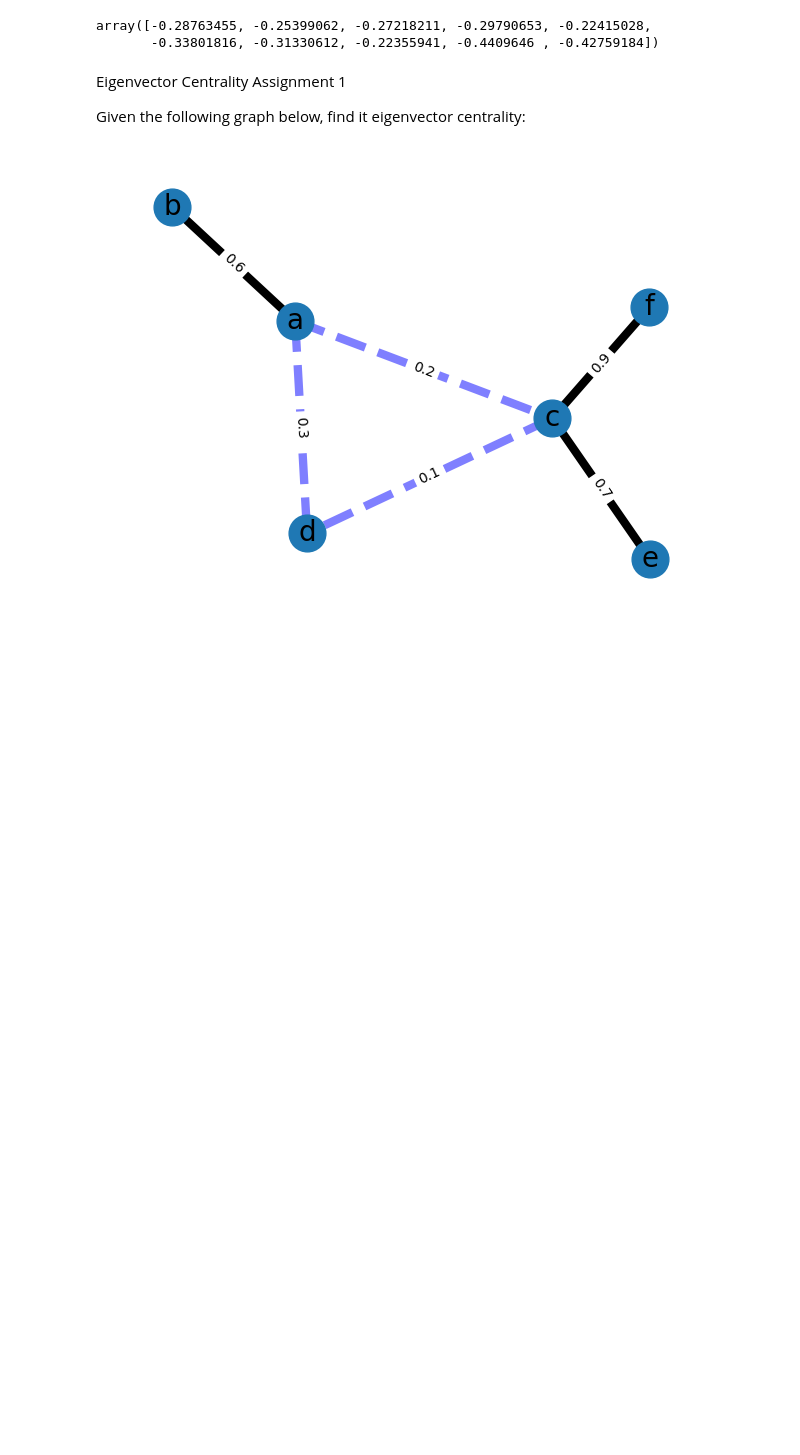
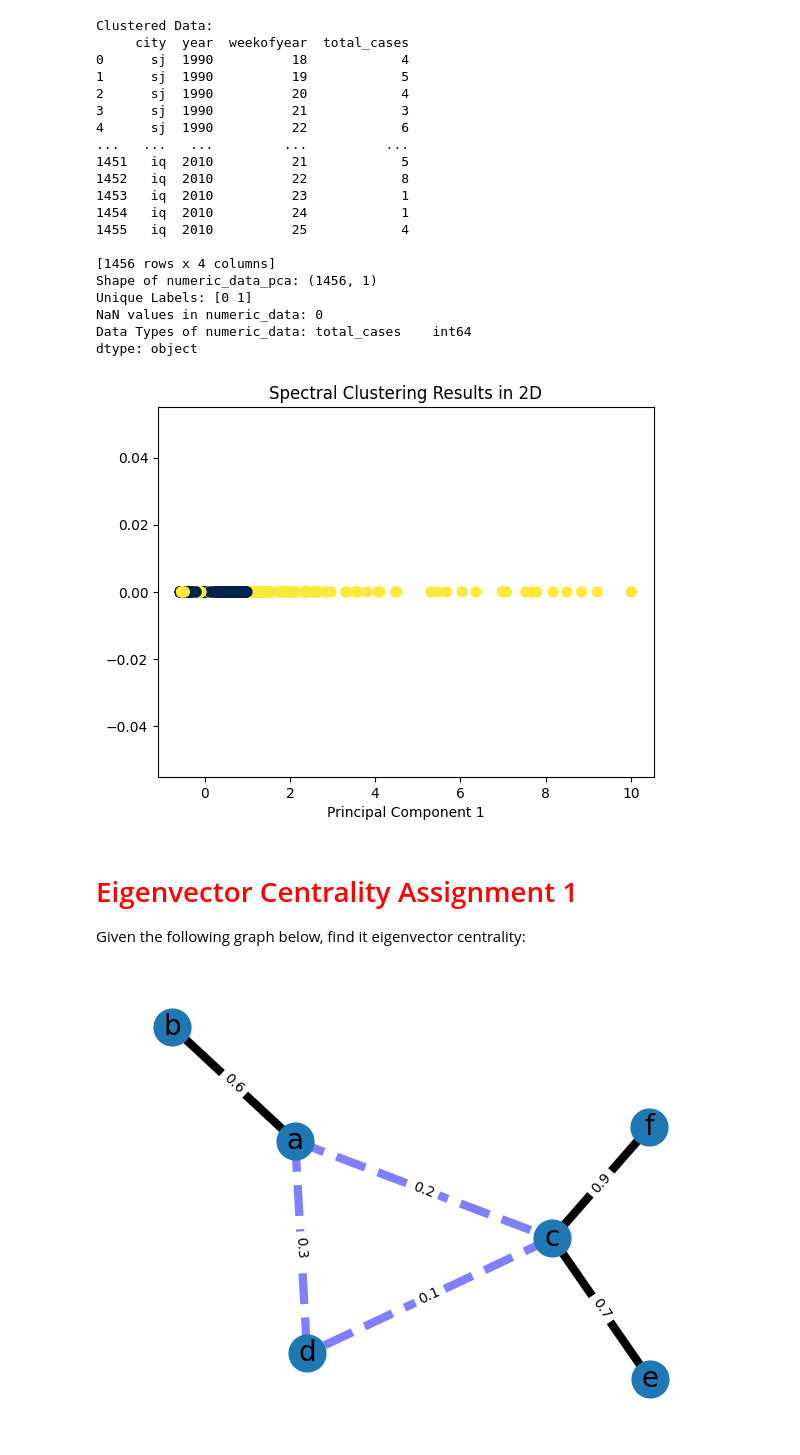
Before and after one commit to Zenolitee/Linear_Algebra, a Jupyter notebook: Assignments/Application_Spectral_Theory.ipynb, the cells around one changed output. Drawn from its saved outputs; the diff is of its cells as text; code cells hidden in the pictures; blank space fills up the shorter version.

```diff
--- a/Assignments/Application_Spectral_Theory.ipynb
+++ b/Assignments/Application_Spectral_Theory.ipynb
@@ -178,10 +13,77 @@ array([ 4.24785809, -3.13154173,  1.86942436, -1.91573914, -1.56963994,
-# %%
-eigenvectors[:, 0]
-# %% [output]
-array([-0.28763455, -0.25399062, -0.27218211, -0.29790653, -0.22415028,
-       -0.33801816, -0.31330612, -0.22355941, -0.4409646 , -0.42759184])
+# %%
+import pandas as pd
+import matplotlib.pyplot as plt
+from sklearn.cluster import SpectralClustering
+from sklearn.preprocessing import StandardScaler
+from sklearn.impute import SimpleImputer
+from sklearn.decomposition import PCA
+import numpy as np
+
+# Load the dataset
+data = pd.read_csv('dengue_labels_train.csv')
+
+# Drop unnecessary columns for clustering
+numeric_data = data.drop(['city', 'year', 'weekofyear'], axis=1)
+
+# Handle missing values
+imputer = SimpleImputer(strategy='mean')
+numeric_data_imputed = pd.DataFrame(imputer.fit_transform(numeric_data), columns=numeric_data.columns)
+
+# Standardize the data
+scaler = StandardScaler()
+numeric_data_scaled = scaler.fit_transform(numeric_data_imputed)
+
+# Apply PCA to reduce dimensionality
+pca = PCA(n_components=min(2, numeric_data_scaled.shape[1]))
+numeric_data_pca = pca.fit_transform(numeric_data_scaled)
+
+# Perform spectral clustering
+n_clusters = 2
+spectral = SpectralClustering(n_clusters=n_clusters, affinity='nearest_neighbors', assign_labels='kmeans', random_state=42)
+labels = spectral.fit_predict(numeric_data_scaled)
+
+# Add the cluster labels to the original dataset
+data['Cluster'] = labels
+
+# Display the cluster assignments
+print("Clustered Data:")
+print(data[['city', 'year', 'weekofyear', 'total_cases']])
+
+# Print additional information for diagnosis
+print("Shape of numeric_data_pca:", numeric_data_pca.shape)
+print("Unique Labels:", np.unique(labels))
+print("NaN values in numeric_data:", numeric_data.isna().sum().sum())
+print("Data Types of numeric_data:", numeric_data.dtypes)
+
+# Visualize the clustering results with PCA using only the first component
+plt.scatter(numeric_data_pca[:, 0], np.zeros_like(numeric_data_pca[:, 0]), c=labels, s=50, cmap='cividis')
+plt.title('Spectral Clustering Results in 2D')
+plt.xlabel('Principal Component 1')
+plt.show()
+# %% [output]
+Clustered Data:
+     city  year  weekofyear  total_cases
+0      sj  1990          18            4
+1      sj  1990          19            5
+2      sj  1990          20            4
+3      sj  1990          21            3
+4      sj  1990          22            6
+...   ...   ...         ...          ...
+1451   iq  2010          21            5
+1452   iq  2010          22            8
+1453   iq  2010          23            1
+1454   iq  2010          24            1
+1455   iq  2010          25            4
+
+[1456 rows x 4 columns]
+Shape of numeric_data_pca: (1456, 1)
+Unique Labels: [0 1]
+NaN values in numeric_data: 0
+Data Types of numeric_data: total_cases    int64
+dtype: object
+[figure, added]
 # %% [markdown]
-Eigenvector Centrality Assignment 1
+# <font color=red>Eigenvector Centrality Assignment 1</font>
 
 Given the following graph below, find it eigenvector centrality:
 # %%
```
Also changed, not shown: parts of 28 cells of this notebook, 1 other file.
